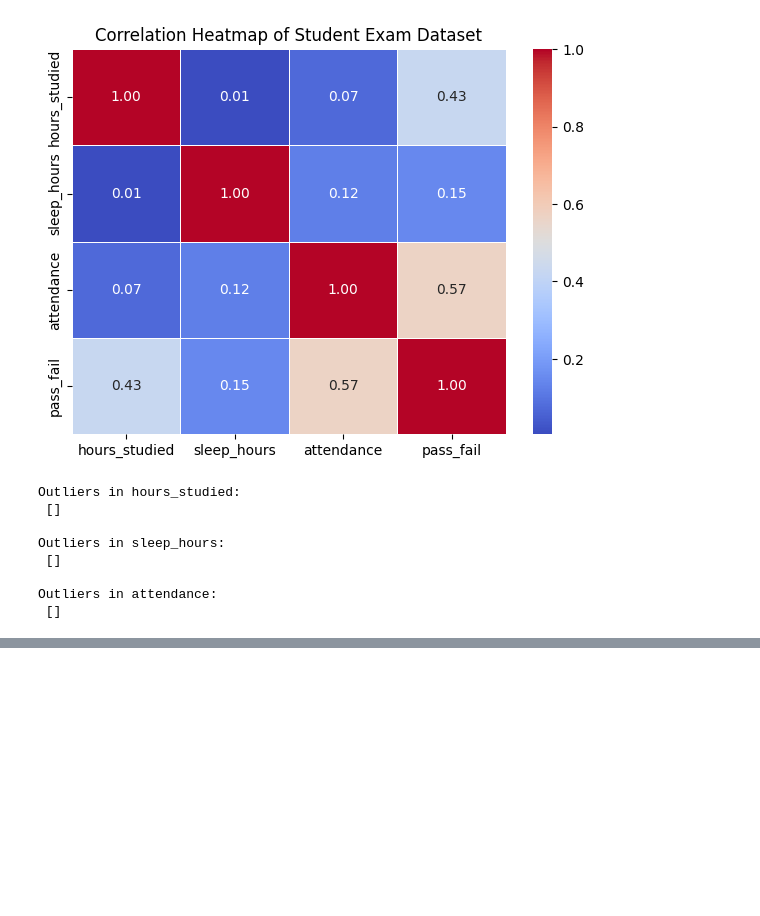
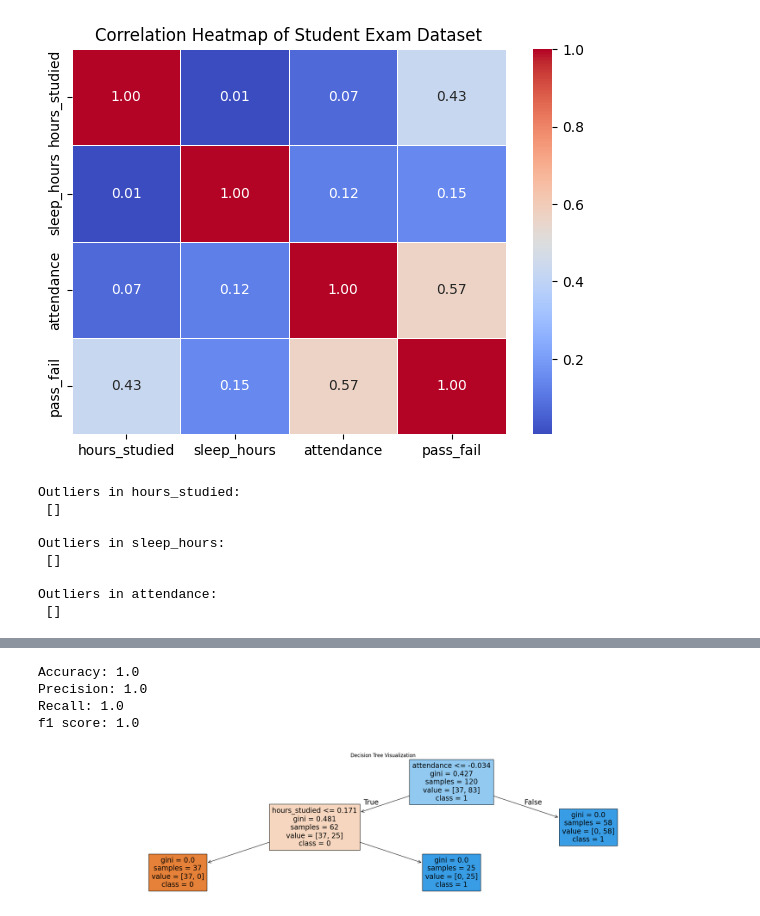
Before and after one commit to YUVASHRI-25/ML_PROJECT-1, a Jupyter notebook: code.ipynb, the cells around one changed output, grey strips where cells are left out. Saved outputs shown, nothing was run; the diff lists cells and outputs as text; code cells hidden in the pictures; blank space fills up the shorter version.

```diff
--- a/code.ipynb
+++ b/code.ipynb
@@ -199,36 +170,0 @@ f1 score: 1.0
-# %%
-import pandas as pd
-import matplotlib.pyplot as plt
-import numpy as np
-from sklearn.model_selection import train_test_split
-from sklearn.tree import DecisionTreeClassifier, plot_tree
-
-# Load dataset
-df = pd.read_csv("student_exam_tree.csv")
-
-# Features and target
-X = df.iloc[:, :-1]
-y = df.iloc[:, -1]
-
-# Train-test split
-X_train, X_test, y_train, y_test = train_test_split(
-    X, y, test_size=0.2, random_state=42
-)
-
-# Train Decision Tree (limit depth to avoid overfitting)
-model = DecisionTreeClassifier(max_depth=3, random_state=42)
-model.fit(X_train, y_train)
-
-# Plot tree
-plt.figure(figsize=(30, 6))
-plot_tree(
-    model,
-    feature_names=X.columns,
-    class_names=np.unique(y).astype(str),
-    filled=True,
-    rounded=True,
-    fontsize=12
-)
-plt.title("Decision Tree Visualization", fontsize=16)
-plt.savefig("decision_tree.png")   # saves as PNG
-plt.show()
@@ -246,0 +171,35 @@ The student is predicted to fail
+# %%
+from sklearn.tree import DecisionTreeClassifier,plot_tree
+from sklearn.metrics import accuracy_score,precision_score,recall_score,f1_score
+from sklearn.preprocessing import StandardScaler
+from sklearn.model_selection import train_test_split
+X=df.iloc[:,:-1]
+y=df.iloc[:,-1]
+
+X_train,X_test,y_train,y_test=train_test_split(X,y,test_size=0.2,random_state=42)
+
+scaler=StandardScaler()
+X_train_scaled=scaler.fit_transform(X_train)
+X_test_scaled=scaler.transform(X_test)
+
+model=DecisionTreeClassifier(random_state=42)
+model.fit(X_train_scaled,y_train)
+
+y_pred=model.predict(X_test_scaled)
+
+print(f'Accuracy: {accuracy_score(y_test,y_pred)}')
+print(f'Precision: {precision_score(y_test,y_pred)}')
+print(f'Recall: {recall_score(y_test,y_pred)}')
+print(f'f1 score: {f1_score(y_test,y_pred)}')
+# %% [output]
+Accuracy: 1.0
+Precision: 1.0
+Recall: 1.0
+f1 score: 1.0
+# %%
+plt.figure(figsize=(30,6))
+plot_tree(model,feature_names=X.columns,class_names=np.unique(y).astype(str),filled=True)
+plt.title('Decision Tree Visualization')
+plt.show()
+# %% [output]
+[figure, added]
```
Also changed, not shown: parts of 4 cells of this notebook, 3 other files.
